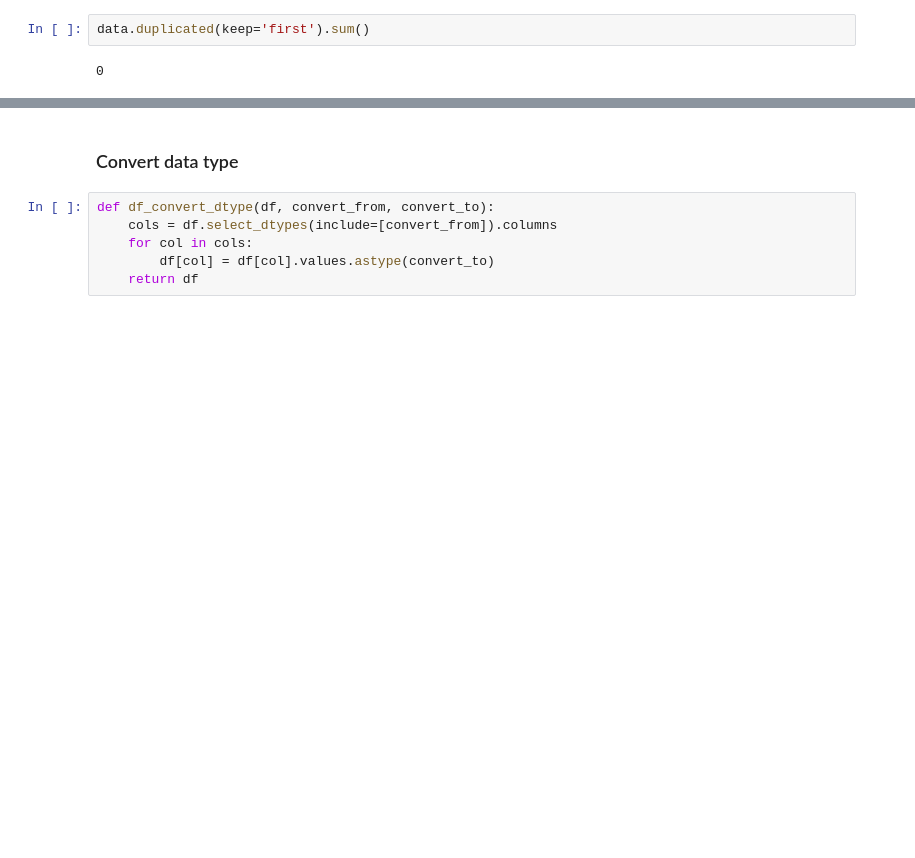
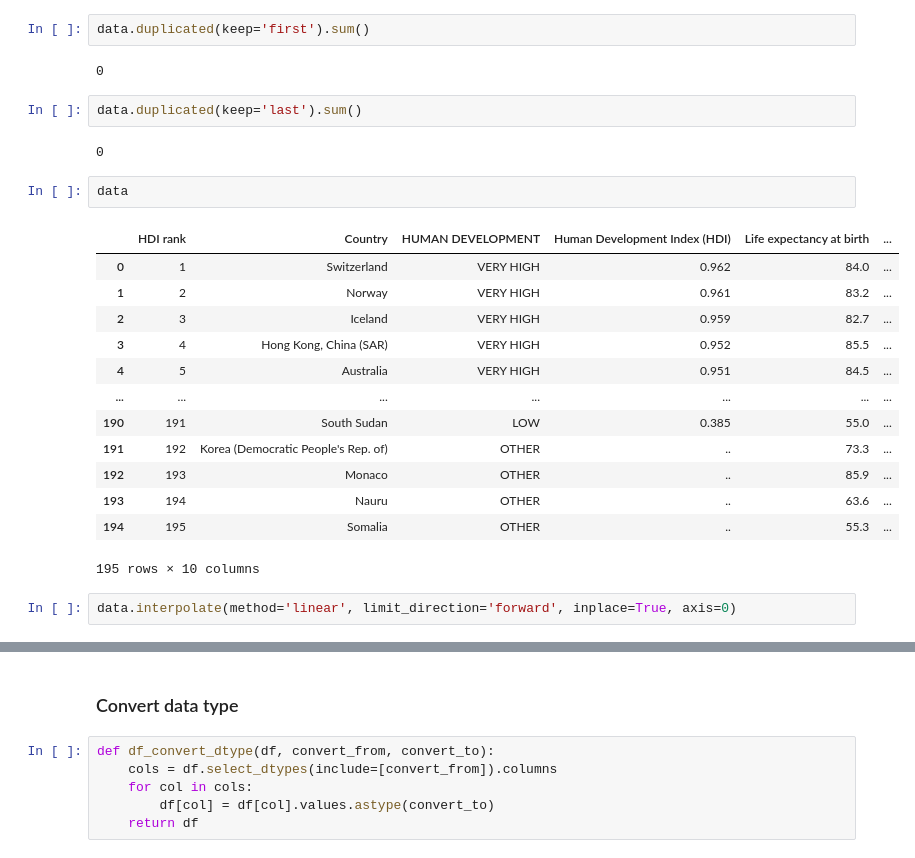
Before and after one commit to latifkara/dataScienceProjects, a Jupyter notebook: Human-Development-Index/HumanIndex.ipynb, the cells around one changed output, grey strips where cells are left out. Saved outputs shown, nothing was run; the diff lists cells and outputs as text; blank space fills up the shorter version.

```diff
--- a/Human-Development-Index/HumanIndex.ipynb
+++ b/Human-Development-Index/HumanIndex.ipynb
@@ -87,3 +89,25 @@ data.drop(['Unnamed: 10', 'Unnamed: 11'], axis=1, inplace=True)
 data.duplicated(keep='first').sum()
 # %% [output]
 0
+# %%
+data.duplicated(keep='last').sum()
+# %% [output]
+0
+# %%
+data
+# %% [output]
+|  | HDI rank | Country | HUMAN DEVELOPMENT | Human Development Index (HDI) | Life expectancy at birth | ... |
+| 0 | 1 | Switzerland | VERY HIGH | 0.962 | 84.0 | ... |
+| 1 | 2 | Norway | VERY HIGH | 0.961 | 83.2 | ... |
+| 2 | 3 | Iceland | VERY HIGH | 0.959 | 82.7 | ... |
+| 3 | 4 | Hong Kong, China (SAR) | VERY HIGH | 0.952 | 85.5 | ... |
+| 4 | 5 | Australia | VERY HIGH | 0.951 | 84.5 | ... |
+| ... | ... | ... | ... | ... | ... | ... |
+| 190 | 191 | South Sudan | LOW | 0.385 | 55.0 | ... |
+| 191 | 192 | Korea (Democratic People's Rep. of) | OTHER | .. | 73.3 | ... |
+| 192 | 193 | Monaco | OTHER | .. | 85.9 | ... |
+| 193 | 194 | Nauru | OTHER | .. | 63.6 | ... |
+| 194 | 195 | Somalia | OTHER | .. | 55.3 | ... |
+195 rows × 10 columns
+# %%
+data.interpolate(method='linear', limit_direction='forward', inplace=True, axis=0)
```
Also changed, not shown: parts of 4 cells of this notebook.
